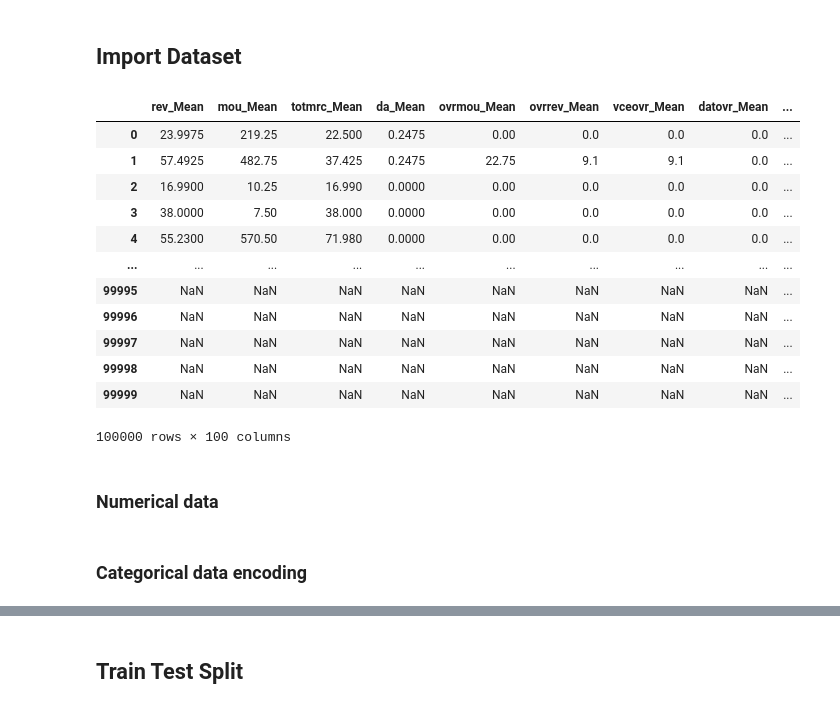
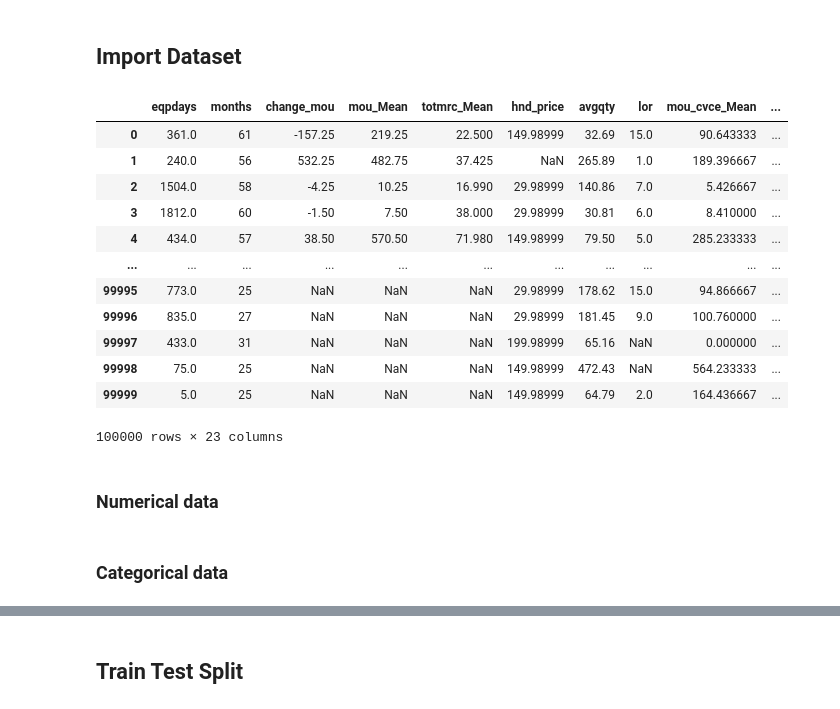
Before and after one commit to tom-uchida/GCI2020_Winter, a Jupyter notebook: final_task/src/main.ipynb, the cells around one changed output, grey strips where cells are left out. Drawn from its saved outputs; the diff is of its cells as text; code cells hidden in the pictures.

```diff
--- a/final_task/src/main.ipynb
+++ b/final_task/src/main.ipynb
@@ -22,27 +22,30 @@ pd.set_option('Display.max_columns',100)
 pd.set_option('Display.max_rows',100)
 # %% [markdown]
 ## Import Dataset
-# %%
-# path = "../csv/df_core.csv"
-# df   = pd.read_csv( path, index_col=0 )
-
-path    = "../final_assignment_public/Telecom_customer_churn.csv"
-df   = pd.read_csv( path )
-df
-# %% [output]
-|  | rev_Mean | mou_Mean | totmrc_Mean | da_Mean | ovrmou_Mean | ovrrev_Mean | vceovr_Mean | datovr_Mean | ... |
-| 0 | 23.9975 | 219.25 | 22.500 | 0.2475 | 0.00 | 0.0 | 0.0 | 0.0 | ... |
-| 1 | 57.4925 | 482.75 | 37.425 | 0.2475 | 22.75 | 9.1 | 9.1 | 0.0 | ... |
-| 2 | 16.9900 | 10.25 | 16.990 | 0.0000 | 0.00 | 0.0 | 0.0 | 0.0 | ... |
-| 3 | 38.0000 | 7.50 | 38.000 | 0.0000 | 0.00 | 0.0 | 0.0 | 0.0 | ... |
-| 4 | 55.2300 | 570.50 | 71.980 | 0.0000 | 0.00 | 0.0 | 0.0 | 0.0 | ... |
-| ... | ... | ... | ... | ... | ... | ... | ... | ... | ... |
-| 99995 | NaN | NaN | NaN | NaN | NaN | NaN | NaN | NaN | ... |
-| 99996 | NaN | NaN | NaN | NaN | NaN | NaN | NaN | NaN | ... |
-| 99997 | NaN | NaN | NaN | NaN | NaN | NaN | NaN | NaN | ... |
-| 99998 | NaN | NaN | NaN | NaN | NaN | NaN | NaN | NaN | ... |
-| 99999 | NaN | NaN | NaN | NaN | NaN | NaN | NaN | NaN | ... |
-100000 rows × 100 columns
+# %%
+path = "../final_assignment_public/Telecom_customer_churn.csv"
+df_raw = pd.read_csv( path )
+
+path = '../csv/f_imp_core.csv'
+df_feature = pd.read_csv( path, index_col=0 )
+
+df = df_raw[df_feature['feature']]
+df['churn'] = df_raw['churn']
+df
+# %% [output]
+|  | eqpdays | months | change_mou | mou_Mean | totmrc_Mean | hnd_price | avgqty | lor | mou_cvce_Mean | ... |
+| 0 | 361.0 | 61 | -157.25 | 219.25 | 22.500 | 149.98999 | 32.69 | 15.0 | 90.643333 | ... |
+| 1 | 240.0 | 56 | 532.25 | 482.75 | 37.425 | NaN | 265.89 | 1.0 | 189.396667 | ... |
+| 2 | 1504.0 | 58 | -4.25 | 10.25 | 16.990 | 29.98999 | 140.86 | 7.0 | 5.426667 | ... |
+| 3 | 1812.0 | 60 | -1.50 | 7.50 | 38.000 | 29.98999 | 30.81 | 6.0 | 8.410000 | ... |
+| 4 | 434.0 | 57 | 38.50 | 570.50 | 71.980 | 149.98999 | 79.50 | 5.0 | 285.233333 | ... |
+| ... | ... | ... | ... | ... | ... | ... | ... | ... | ... | ... |
+| 99995 | 773.0 | 25 | NaN | NaN | NaN | 29.98999 | 178.62 | 15.0 | 94.866667 | ... |
+| 99996 | 835.0 | 27 | NaN | NaN | NaN | 29.98999 | 181.45 | 9.0 | 100.760000 | ... |
+| 99997 | 433.0 | 31 | NaN | NaN | NaN | 199.98999 | 65.16 | NaN | 0.000000 | ... |
+| 99998 | 75.0 | 25 | NaN | NaN | NaN | 149.98999 | 472.43 | NaN | 564.233333 | ... |
+| 99999 | 5.0 | 25 | NaN | NaN | NaN | 149.98999 | 64.79 | 2.0 | 164.436667 | ... |
+100000 rows × 23 columns
 # %% [markdown]
 ### Numerical data
 # %%
@@ -57,7 +59,7 @@ numerical = numerical.fillna(0)
 # 反映
 df[x_num] = numerical
 # %% [markdown]
-### Categorical data encoding
+### Categorical data
 # %%
 # カテゴリカル変数を確認
 categorical = df[df.select_dtypes( include=object ).columns]
```
Also changed, not shown: parts of 6 cells of this notebook, 1 other file.
